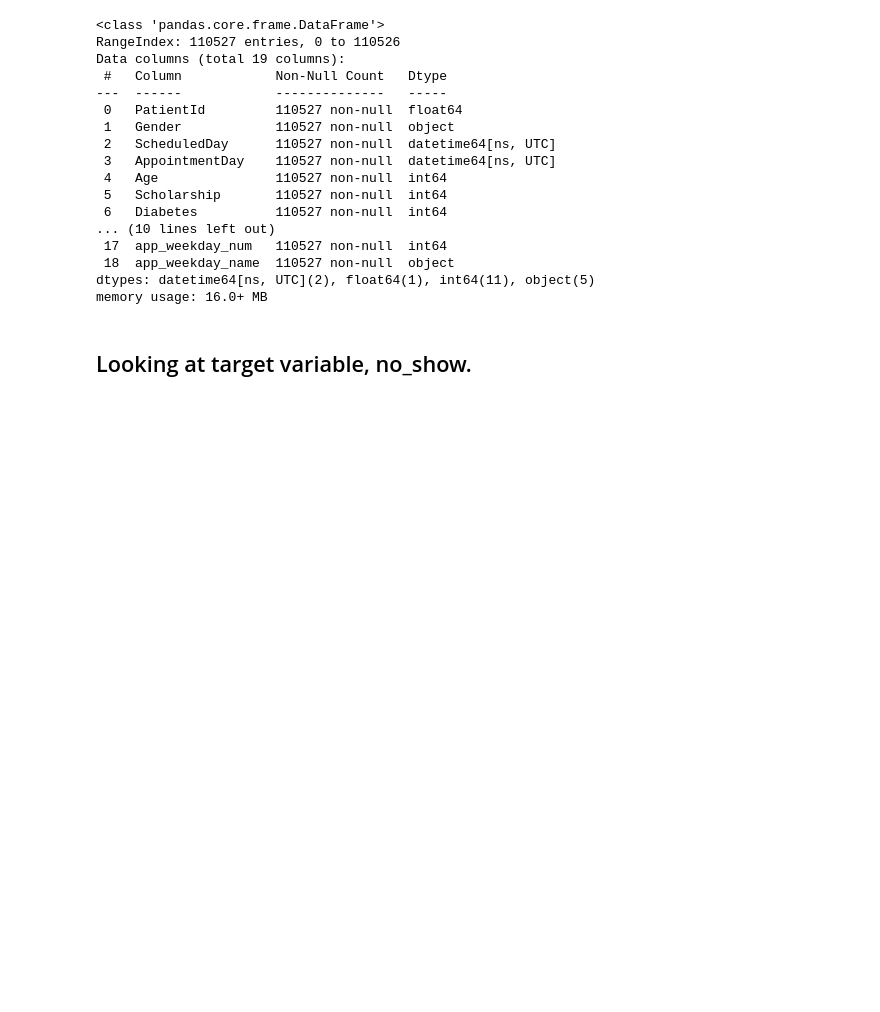
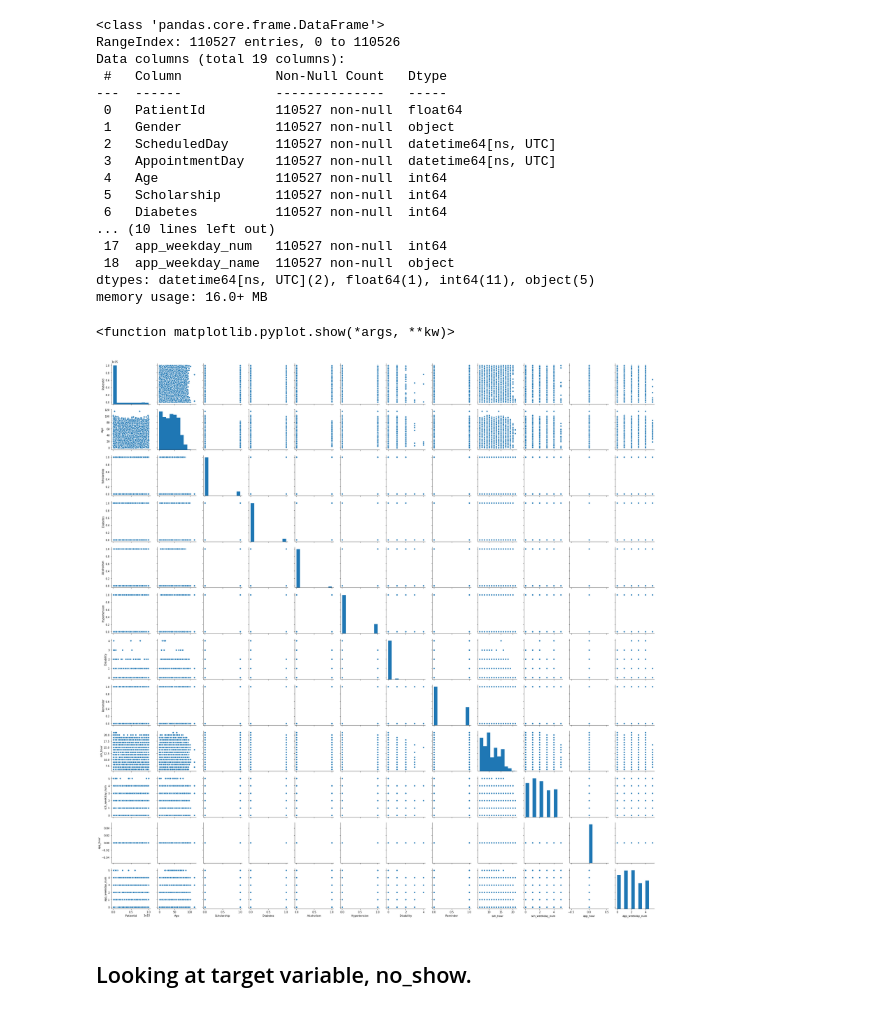
Before and after one commit to mgalaviz1/my_work, a Jupyter notebook: capstone2/predicting_no_shows.ipynb, the cells around one changed output. Drawn from its saved outputs; the diff is of its cells as text; code cells hidden in the pictures; blank space fills up the shorter version.

```diff
--- a/capstone2/predicting_no_shows.ipynb
+++ b/capstone2/predicting_no_shows.ipynb
@@ -290,6 +290,12 @@ Data columns (total 19 columns):
  18  app_weekday_name  110527 non-null  object
 dtypes: datetime64[ns, UTC](2), float64(1), int64(11), object(5)
 memory usage: 16.0+ MB
+# %%
+sns.pairplot(df)
+plt.show
+# %% [output]
+<function matplotlib.pyplot.show(*args, **kw)>
+[figure, added]
 # %% [markdown]
 ## Looking at target variable, no_show.
 # %%
```
Also changed, not shown: parts of 1 cell of this notebook, 1 other file.
